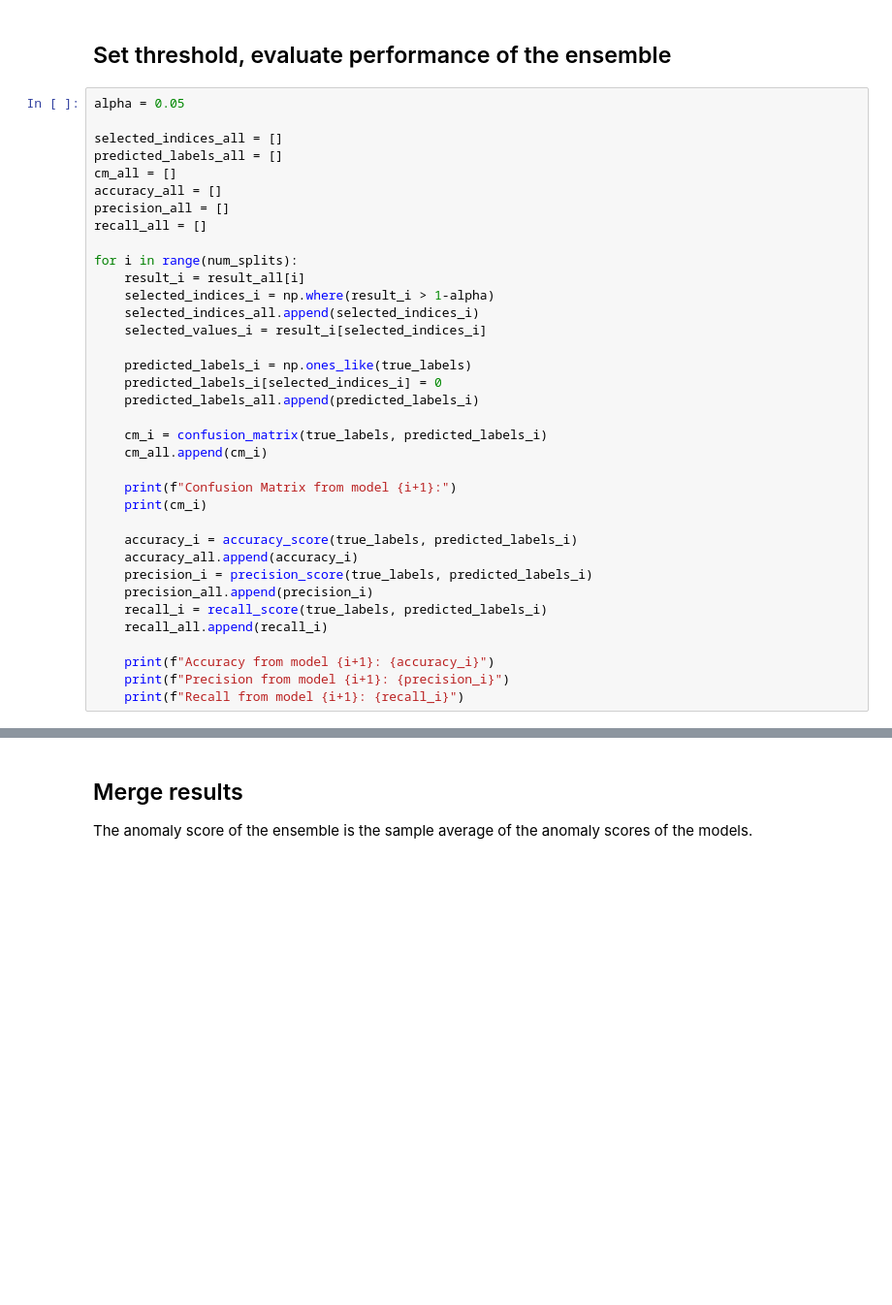
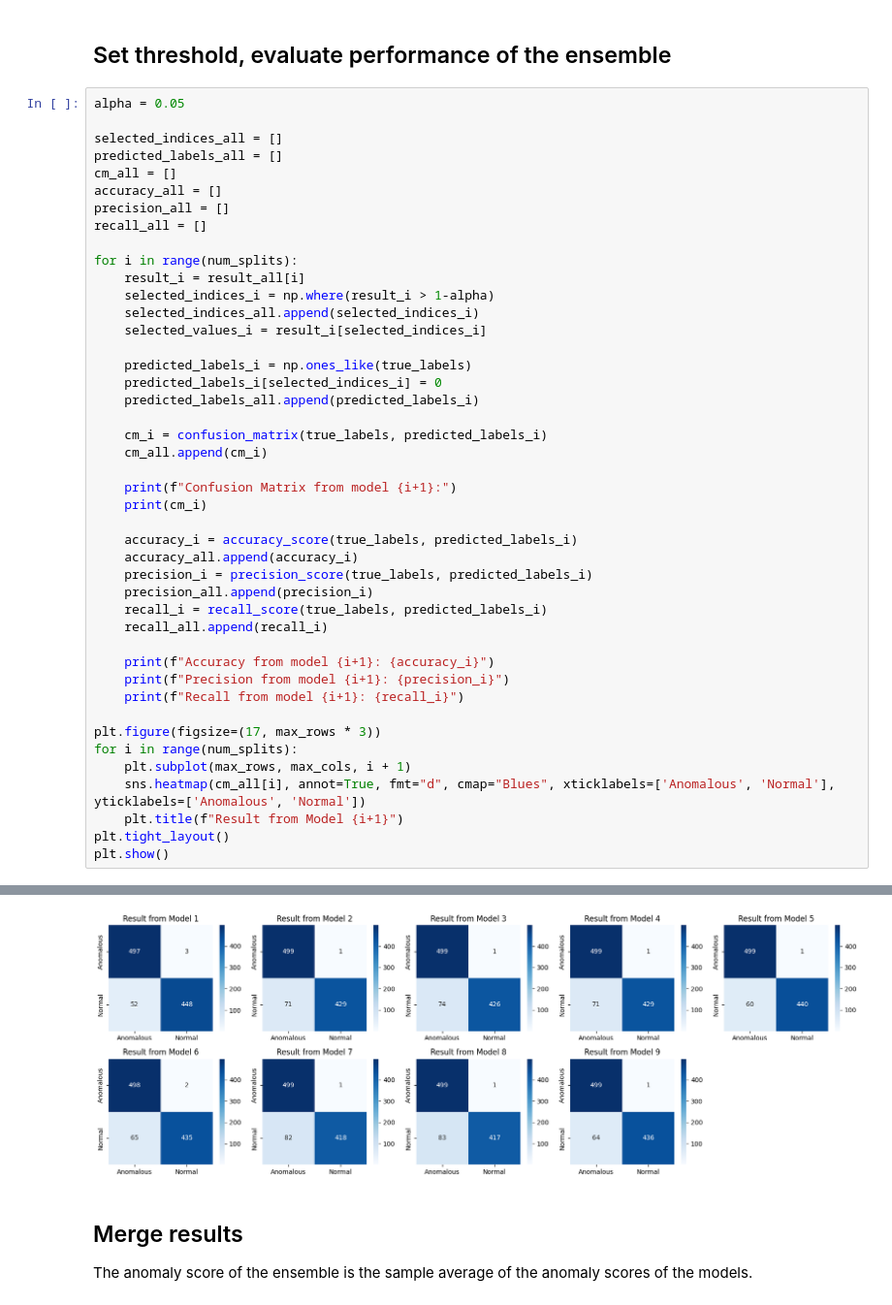
Before and after one commit to PengKuang/team_scalable_timeseries, a Jupyter notebook: model_pipeline.ipynb, the cells around one changed output, grey strips where cells are left out. Shown at 97% size. Saved outputs shown, nothing was run; the diff lists cells and outputs as text; blank space fills up the shorter version.

```diff
--- a/model_pipeline.ipynb
+++ b/model_pipeline.ipynb
@@ -325,5 +327,13 @@ for i in range(num_splits):
     print(f"Accuracy from model {i+1}: {accuracy_i}")
     print(f"Precision from model {i+1}: {precision_i}")
     print(f"Recall from model {i+1}: {recall_i}")
+
+plt.figure(figsize=(17, max_rows * 3))
+for i in range(num_splits):
+    plt.subplot(max_rows, max_cols, i + 1)
+    sns.heatmap(cm_all[i], annot=True, fmt="d", cmap="Blues", xticklabels=['Anomalous', 'Normal'], yticklabels=['Anomalous', 'Normal'])
+    plt.title(f"Result from Model {i+1}")
+plt.tight_layout()
+plt.show()
 # %% [output]
 Confusion Matrix from model 1:
@@ -346,3 +356,4 @@ Recall from model 9: 0.89
+[figure, added]
 # %% [markdown]
 ## Merge results
 The anomaly score of the ensemble is the sample average of the anomaly scores of the models.
```
Also changed, not shown: parts of 8 cells of this notebook.
